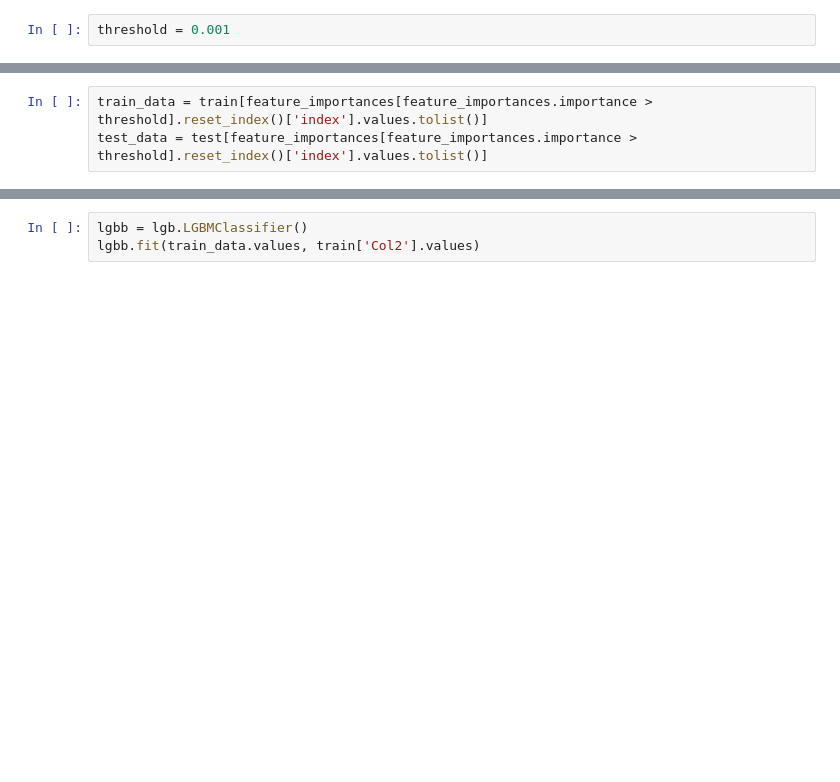
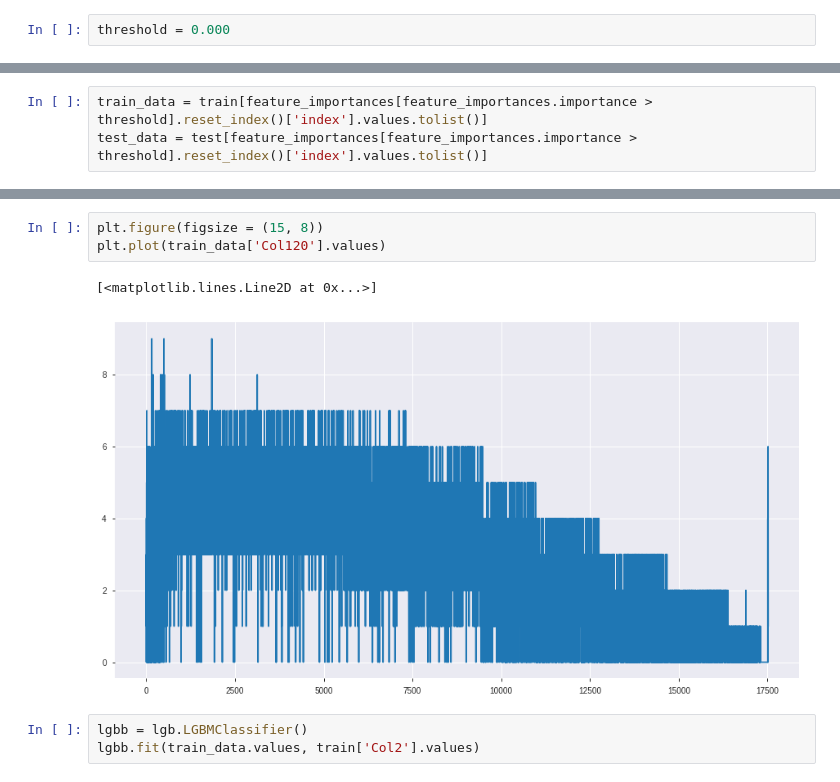
Before and after one commit to shivam13juna/HDFC_HackerEarth_Sep20, a Jupyter notebook: main_code_train-Copy1.ipynb, the cells around one changed output, grey strips where cells are left out. Saved outputs shown, nothing was run; the diff lists cells and outputs as text; blank space fills up the shorter version.

```diff
--- a/main_code_train-Copy1.ipynb
+++ b/main_code_train-Copy1.ipynb
@@ -113,5 +159,5 @@ array([0.0056607 , 0.0053217 , 0.00495867, ..., 0.        , 0.        ,
 # %%
-threshold = 0.001
+threshold = 0.000
 # %%
 sorted(feature_importances[feature_importances.importance > threshold].reset_index()['index'].values.tolist(), key = lambda x: int(x[3:]))
 # %% [output]
@@ -138,3 +205,9 @@ test_data = test[feature_importances[feature_importances.importance > threshold]
+# %%
+plt.figure(figsize = (15, 8))
+plt.plot(train_data['Col120'].values)
+# %% [output]
+[<matplotlib.lines.Line2D at 0x...>]
+[figure, added]
 # %%
 lgbb = lgb.LGBMClassifier()
 lgbb.fit(train_data.values, train['Col2'].values)
```
Also changed, not shown: parts of 37 cells of this notebook, 9 other files.
